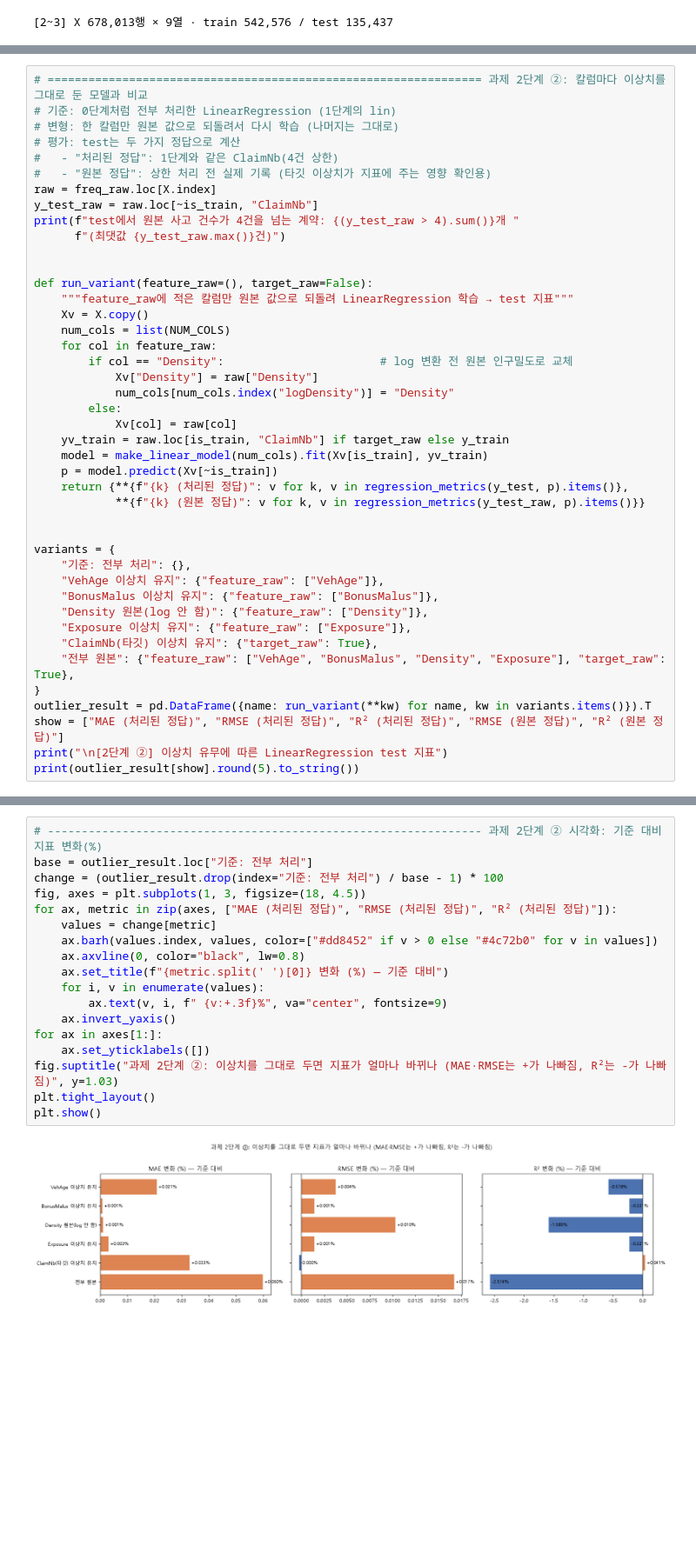
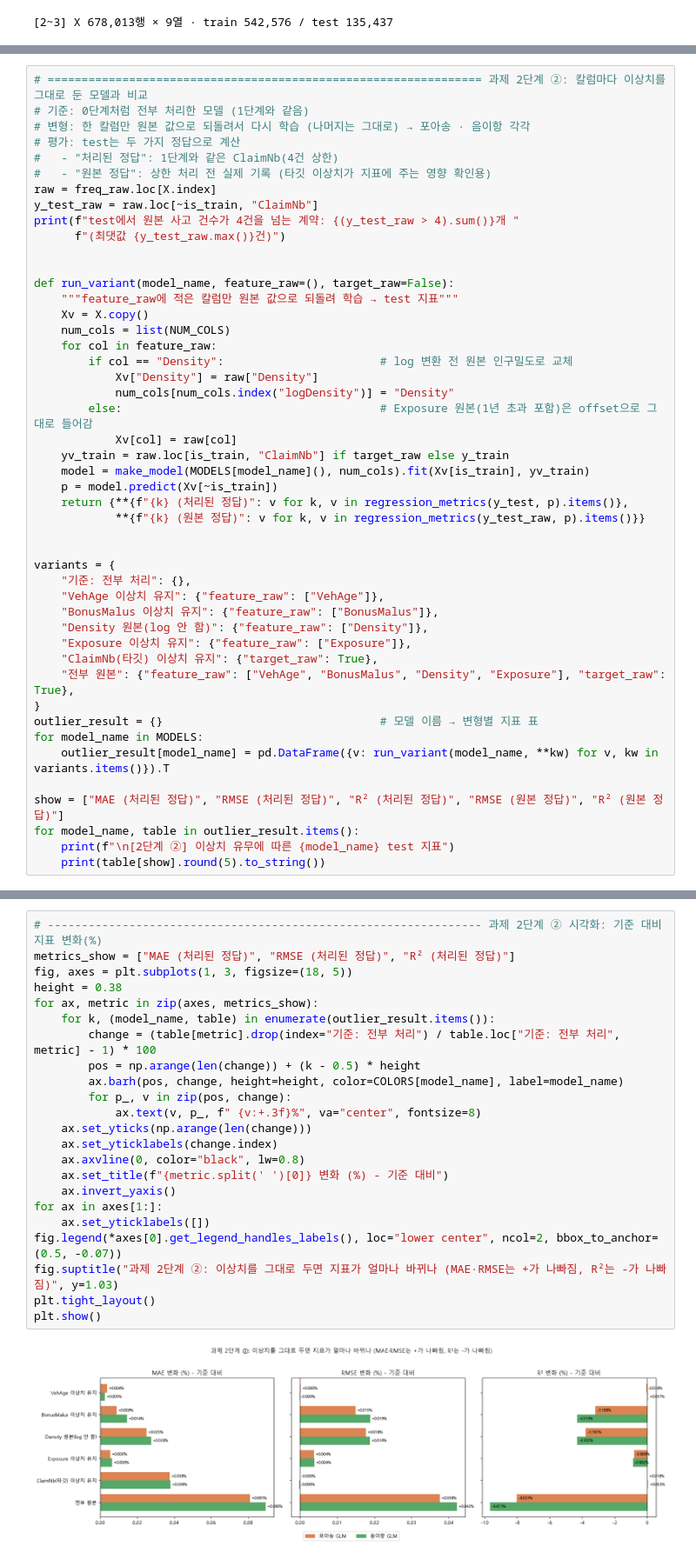
Before and after one commit to LYjun0325/DF_python_ML_practice, a Jupyter notebook: accident_prediction/사고빈도_모델링_4주차_성능지표.ipynb, the cells around one changed output, grey strips where cells are left out. Shown at 87% size. Drawn from its saved outputs; the diff is of its cells as text; blank space fills up the shorter version.

```diff
--- a/accident_prediction/사고빈도_모델링_4주차_성능지표.ipynb
+++ b/accident_prediction/사고빈도_모델링_4주차_성능지표.ipynb
@@ -337,8 +321,8 @@ plt.show()
 [figure]
 # %%
 # ================================================================ 과제 2단계 ②: 칼럼마다 이상치를 그대로 둔 모델과 비교
-# 기준: 0단계처럼 전부 처리한 LinearRegression (1단계의 lin)
-# 변형: 한 칼럼만 원본 값으로 되돌려서 다시 학습 (나머지는 그대로)
+# 기준: 0단계처럼 전부 처리한 모델 (1단계와 같음)
+# 변형: 한 칼럼만 원본 값으로 되돌려서 다시 학습 (나머지는 그대로) → 포아송 · 음이항 각각
 # 평가: test는 두 가지 정답으로 계산
 #   - "처리된 정답": 1단계와 같은 ClaimNb(4건 상한)
 #   - "원본 정답": 상한 처리 전 실제 기록 (타깃 이상치가 지표에 주는 영향 확인용)
@@ -348,18 +332,18 @@ print(f"test에서 원본 사고 건수가 4건을 넘는 계약: {(y_test_raw >
       f"(최댓값 {y_test_raw.max()}건)")
 
 
-def run_variant(feature_raw=(), target_raw=False):
-    """feature_raw에 적은 칼럼만 원본 값으로 되돌려 LinearRegression 학습 → test 지표"""
+def run_variant(model_name, feature_raw=(), target_raw=False):
+    """feature_raw에 적은 칼럼만 원본 값으로 되돌려 학습 → test 지표"""
     Xv = X.copy()
     num_cols = list(NUM_COLS)
     for col in feature_raw:
         if col == "Density":                       # log 변환 전 원본 인구밀도로 교체
             Xv["Density"] = raw["Density"]
             num_cols[num_cols.index("logDensity")] = "Density"
-        else:
+        else:                                      # Exposure 원본(1년 초과 포함)은 offset으로 그대로 들어감
             Xv[col] = raw[col]
     yv_train = raw.loc[is_train, "ClaimNb"] if target_raw else y_train
-    model = make_linear_model(num_cols).fit(Xv[is_train], yv_train)
+    model = make_model(MODELS[model_name](), num_cols).fit(Xv[is_train], yv_train)
     p = model.predict(Xv[~is_train])
     return {**{f"{k} (처리된 정답)": v for k, v in regression_metrics(y_test, p).items()},
             **{f"{k} (원본 정답)": v for k, v in regression_metrics(y_test_raw, p).items()}}
@@ -374,10 +358,14 @@ variants = {
     "ClaimNb(타깃) 이상치 유지": {"target_raw": True},
     "전부 원본": {"feature_raw": ["VehAge", "BonusMalus", "Density", "Exposure"], "target_raw": True},
 }
-outlier_result = pd.DataFrame({name: run_variant(**kw) for name, kw in variants.items()}).T
+outlier_result = {}                                # 모델 이름 → 변형별 지표 표
+for model_name in MODELS:
+    outlier_result[model_name] = pd.DataFrame({v: run_variant(model_name, **kw) for v, kw in variants.items()}).T
+
 show = ["MAE (처리된 정답)", "RMSE (처리된 정답)", "R² (처리된 정답)", "RMSE (원본 정답)", "R² (원본 정답)"]
-print("\n[2단계 ②] 이상치 유무에 따른 LinearRegression test 지표")
-print(outlier_result[show].round(5).to_string())
+for model_name, table in outlier_result.items():
+    print(f"\n[2단계 ②] 이상치 유무에 따른 {model_name} test 지표")
+    print(table[show].round(5).to_string())
 # %% [output]
 test에서 원본 사고 건수가 4건을 넘는 계약: 5개 (최댓값 16건)
 
@@ -393,22 +387,27 @@ ClaimNb(타깃) 이상치 유지        0.10029        0.23746      0.01284
 # %%
 # ---------------------------------------------------------------- 과제 2단계 ② 시각화: 기준 대비 지표 변화(%)
-base = outlier_result.loc["기준: 전부 처리"]
-change = (outlier_result.drop(index="기준: 전부 처리") / base - 1) * 100
-fig, axes = plt.subplots(1, 3, figsize=(18, 4.5))
-for ax, metric in zip(axes, ["MAE (처리된 정답)", "RMSE (처리된 정답)", "R² (처리된 정답)"]):
-    values = change[metric]
-    ax.barh(values.index, values, color=["#dd8452" if v > 0 else "#4c72b0" for v in values])
+metrics_show = ["MAE (처리된 정답)", "RMSE (처리된 정답)", "R² (처리된 정답)"]
+fig, axes = plt.subplots(1, 3, figsize=(18, 5))
+height = 0.38
+for ax, metric in zip(axes, metrics_show):
+    for k, (model_name, table) in enumerate(outlier_result.items()):
+        change = (table[metric].drop(index="기준: 전부 처리") / table.loc["기준: 전부 처리", metric] - 1) * 100
+        pos = np.arange(len(change)) + (k - 0.5) * height
+        ax.barh(pos, change, height=height, color=COLORS[model_name], label=model_name)
+        for p_, v in zip(pos, change):
+            ax.text(v, p_, f" {v:+.3f}%", va="center", fontsize=8)
+    ax.set_yticks(np.arange(len(change)))
+    ax.set_yticklabels(change.index)
     ax.axvline(0, color="black", lw=0.8)
-    ax.set_title(f"{metric.split(' ')[0]} 변화 (%) — 기준 대비")
-    for i, v in enumerate(values):
-        ax.text(v, i, f" {v:+.3f}%", va="center", fontsize=9)
+    ax.set_title(f"{metric.split(' ')[0]} 변화 (%) - 기준 대비")
     ax.invert_yaxis()
 for ax in axes[1:]:
     ax.set_yticklabels([])
+fig.legend(*axes[0].get_legend_handles_labels(), loc="lower center", ncol=2, bbox_to_anchor=(0.5, -0.07))
 fig.suptitle("과제 2단계 ②: 이상치를 그대로 두면 지표가 얼마나 바뀌나 (MAE·RMSE는 +가 나빠짐, R²는 -가 나빠짐)", y=1.03)
 plt.tight_layout()
 plt.show()
 # %% [output]
-[figure, old version]
+[figure, new version]
 # %%
 # ================================================================ 과제 2단계 ③: test 정답에 이상치를 직접 넣어 보기
```
Also changed, not shown: parts of 15 cells of this notebook.
